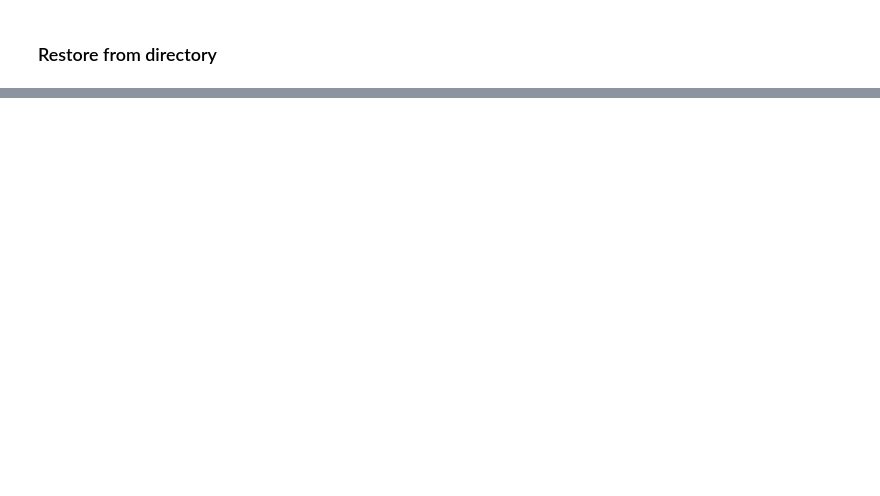
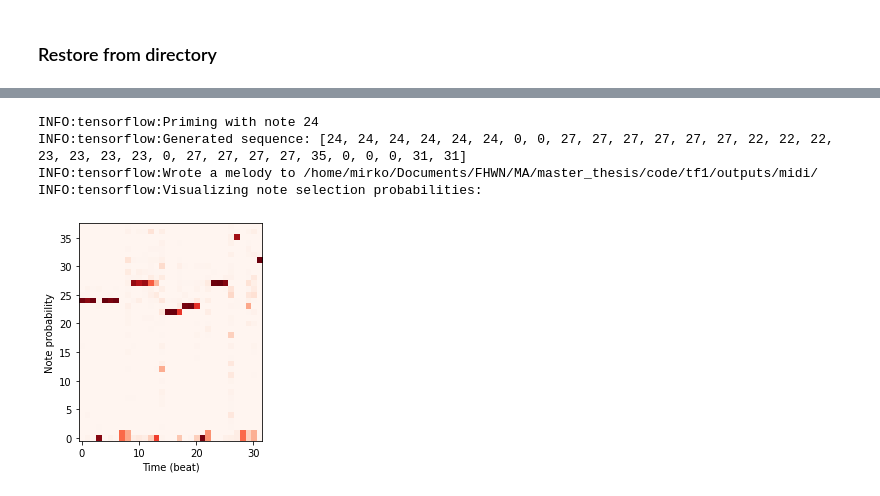
Before and after one commit to MirkoNJ/generating-music-tf-1, a Jupyter notebook: notebooks/DRL_with_RL_Tuner.ipynb, the cells around one changed output, grey strips where cells are left out. Drawn from its saved outputs; the diff is of its cells as text; code cells hidden in the pictures; blank space fills up the shorter version.

```diff
--- a/notebooks/DRL_with_RL_Tuner.ipynb
+++ b/notebooks/DRL_with_RL_Tuner.ipynb
@@ -237,0 +313,8 @@ x.restore_from_directory(Checkpoint_Directory+DRL_ckpt_dir_name,'model_full_no_c
+# %%
+x.generate_music_sequence(visualize_probs=True, title='post_rl', length=32)
+# %% [output]
+INFO:tensorflow:Priming with note 24
+INFO:tensorflow:Generated sequence: [24, 24, 24, 24, 24, 24, 0, 0, 27, 27, 27, 27, 27, 27, 22, 22, 22, 23, 23, 23, 23, 0, 27, 27, 27, 27, 35, 0, 0, 0, 31, 31]
+INFO:tensorflow:Wrote a melody to /home/mirko/Documents/FHWN/MA/master_thesis/code/tf1/outputs/midi/
+INFO:tensorflow:Visualizing note selection probabilities:
+[figure, added]
```
Also changed, not shown: parts of 20 cells of this notebook, 12 other files.
